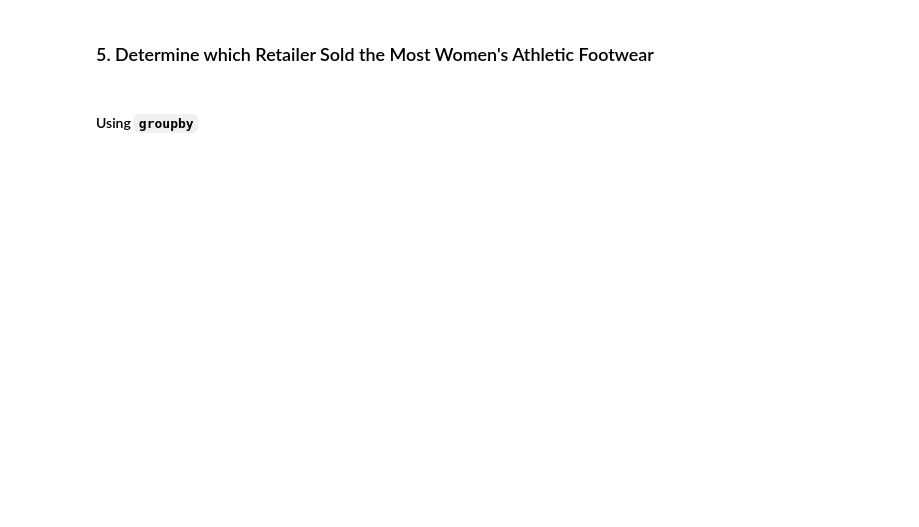
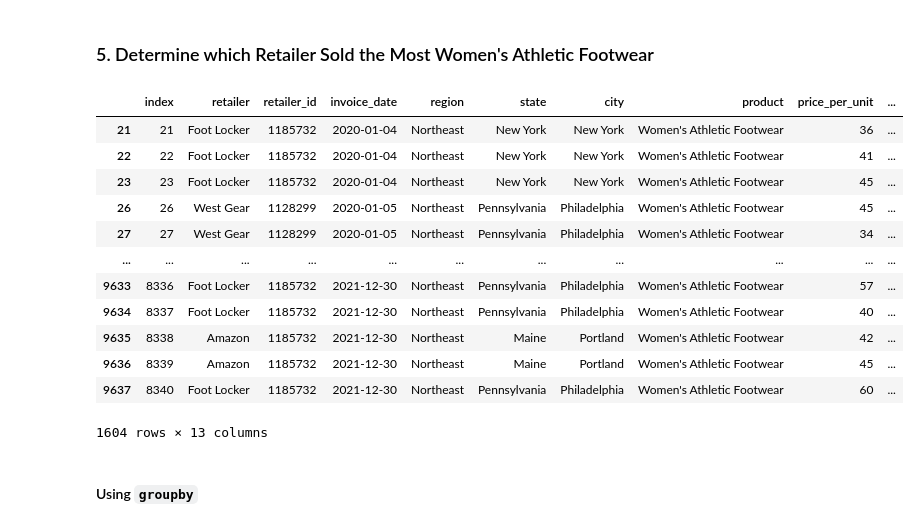
Before and after one commit to knox135/athletic_sales_analysis, a Jupyter notebook: athletic_sales_analysis_starter_code.ipynb, the cells around one changed output. Drawn from its saved outputs; the diff is of its cells as text; code cells hidden in the pictures; blank space fills up the shorter version.

```diff
--- a/athletic_sales_analysis_starter_code.ipynb
+++ b/athletic_sales_analysis_starter_code.ipynb
@@ -264,6 +267,22 @@ total_sales_retailer_pivot.sort_values(by='Total Sales', ascending=False).head()
 ### 5. Determine which Retailer Sold the Most Women's Athletic Footwear
 # %%
 # Filter the sales data to get the women's athletic footwear sales data.
+womens_footwear = combined_df.loc[combined_df['product'] == "Women's Athletic Footwear"]
+womens_footwear
+# %% [output]
+|  | index | retailer | retailer_id | invoice_date | region | state | city | product | price_per_unit | ... |
+| 21 | 21 | Foot Locker | 1185732 | 2020-01-04 | Northeast | New York | New York | Women's Athletic Footwear | 36 | ... |
+| 22 | 22 | Foot Locker | 1185732 | 2020-01-04 | Northeast | New York | New York | Women's Athletic Footwear | 41 | ... |
+| 23 | 23 | Foot Locker | 1185732 | 2020-01-04 | Northeast | New York | New York | Women's Athletic Footwear | 45 | ... |
+| 26 | 26 | West Gear | 1128299 | 2020-01-05 | Northeast | Pennsylvania | Philadelphia | Women's Athletic Footwear | 45 | ... |
+| 27 | 27 | West Gear | 1128299 | 2020-01-05 | Northeast | Pennsylvania | Philadelphia | Women's Athletic Footwear | 34 | ... |
+| ... | ... | ... | ... | ... | ... | ... | ... | ... | ... | ... |
+| 9633 | 8336 | Foot Locker | 1185732 | 2021-12-30 | Northeast | Pennsylvania | Philadelphia | Women's Athletic Footwear | 57 | ... |
+| 9634 | 8337 | Foot Locker | 1185732 | 2021-12-30 | Northeast | Pennsylvania | Philadelphia | Women's Athletic Footwear | 40 | ... |
+| 9635 | 8338 | Amazon | 1185732 | 2021-12-30 | Northeast | Maine | Portland | Women's Athletic Footwear | 42 | ... |
+| 9636 | 8339 | Amazon | 1185732 | 2021-12-30 | Northeast | Maine | Portland | Women's Athletic Footwear | 45 | ... |
+| 9637 | 8340 | Foot Locker | 1185732 | 2021-12-30 | Northeast | Pennsylvania | Philadelphia | Women's Athletic Footwear | 60 | ... |
+1604 rows × 13 columns
 # %% [markdown]
 #### Using `groupby`
 # %%
```
Also changed, not shown: parts of 9 cells of this notebook.
